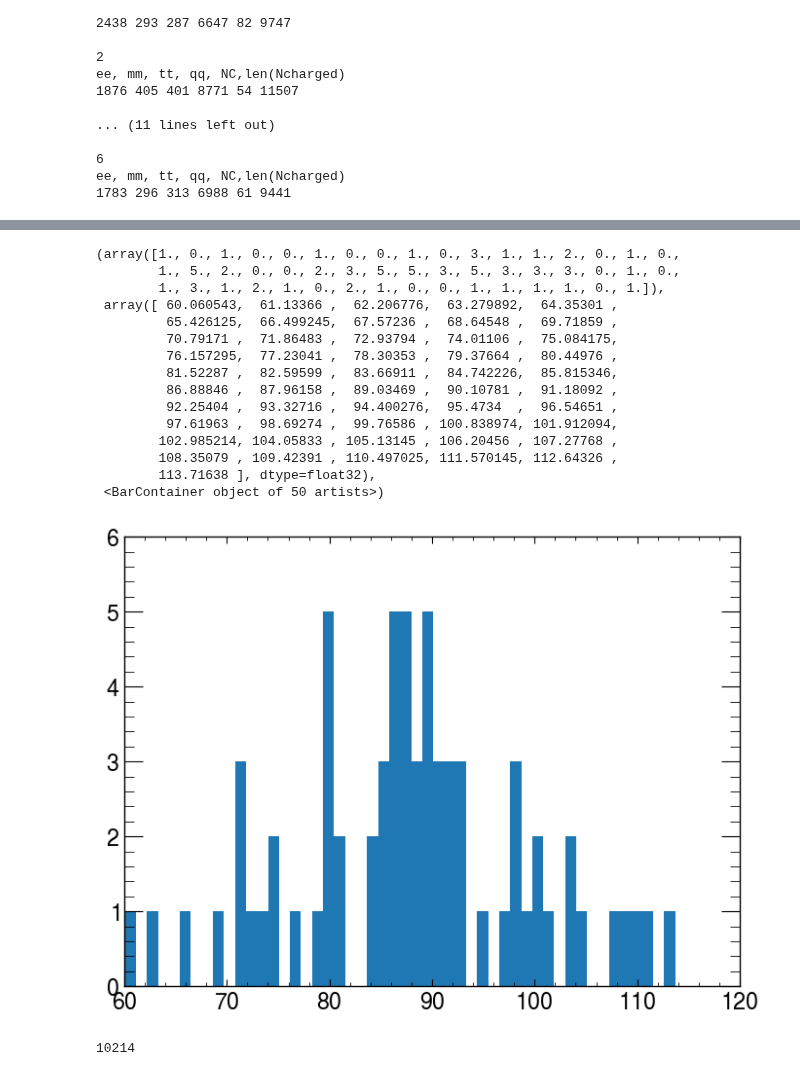
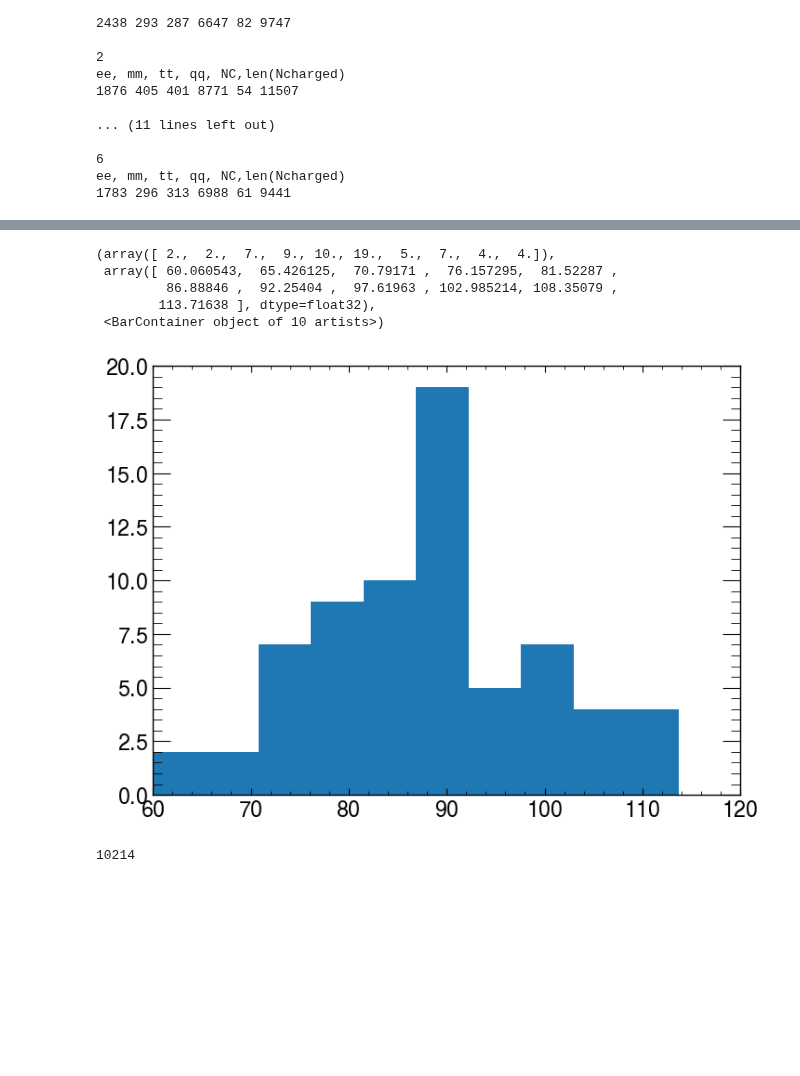
Before and after one commit to josepretel/z0-precisionmeasurement, a Jupyter notebook: Opal_Data_ana.ipynb, the cells around one changed output, grey strips where cells are left out. Cells and saved outputs as stored; diff of their text form; code cells hidden in the pictures; blank space fills up the shorter version.

```diff
--- a/Opal_Data_ana.ipynb
+++ b/Opal_Data_ana.ipynb
@@ -228,24 +223,14 @@ classify_Opal_df
 | 6 | 270.241287 | 296.0 | 313.0 | 6988.0 | 61.0 | 9441.0 | 93.71712 | 16.439017 | 17.204651 | 17.691806 | ... |
 # %%
 i = 0
-plt.hist(data_Opal[(data_Opal['COM_energy'] == meanenergy[i]) & (data_Opal['ID'] == b'ee') & (data_Opal['cos_thet']<=0.25)]['E_ecal'].to_numpy(), bins = 50)
+plt.hist(data_Opal[(data_Opal['COM_energy'] == meanenergy[i]) & (data_Opal['ID'] == b'ee') & (data_Opal['cos_thet']<=0.25)]['E_ecal'].to_numpy(), bins = 10)
 # %% [output]
-(array([1., 0., 1., 0., 0., 1., 0., 0., 1., 0., 3., 1., 1., 2., 0., 1., 0.,
-        1., 5., 2., 0., 0., 2., 3., 5., 5., 3., 5., 3., 3., 3., 0., 1., 0.,
-        1., 3., 1., 2., 1., 0., 2., 1., 0., 0., 1., 1., 1., 1., 0., 1.]),
- array([ 60.060543,  61.13366 ,  62.206776,  63.279892,  64.35301 ,
-         65.426125,  66.499245,  67.57236 ,  68.64548 ,  69.71859 ,
-         70.79171 ,  71.86483 ,  72.93794 ,  74.01106 ,  75.084175,
-         76.157295,  77.23041 ,  78.30353 ,  79.37664 ,  80.44976 ,
-         81.52287 ,  82.59599 ,  83.66911 ,  84.742226,  85.815346,
-         86.88846 ,  87.96158 ,  89.03469 ,  90.10781 ,  91.18092 ,
-         92.25404 ,  93.32716 ,  94.400276,  95.4734  ,  96.54651 ,
-         97.61963 ,  98.69274 ,  99.76586 , 100.838974, 101.912094,
-        102.985214, 104.05833 , 105.13145 , 106.20456 , 107.27768 ,
-        108.35079 , 109.42391 , 110.497025, 111.570145, 112.64326 ,
+(array([ 2.,  2.,  7.,  9., 10., 19.,  5.,  7.,  4.,  4.]),
+ array([ 60.060543,  65.426125,  70.79171 ,  76.157295,  81.52287 ,
+         86.88846 ,  92.25404 ,  97.61963 , 102.985214, 108.35079 ,
         113.71638 ], dtype=float32),
- <BarContainer object of 50 artists>)
+ <BarContainer object of 10 artists>)
-[figure, old version]
+[figure, new version]
 # %%
 len(data_Opal[(data_Opal['ID'] == b'ee') & (data_Opal['cos_thet']>1)]['cos_thet'].to_numpy())
 # %% [output]
```
Also changed, not shown: parts of 1 cell of this notebook, 1 other file.
